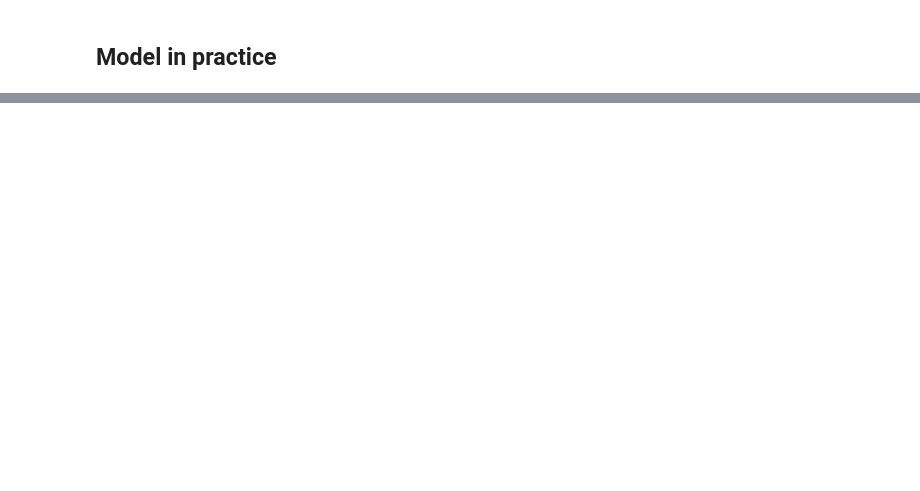
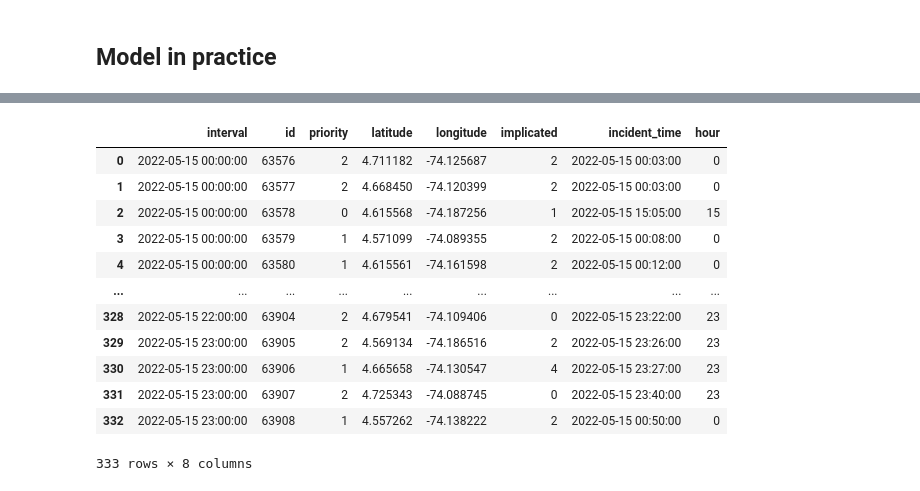
Before and after one commit to brromeroc/Proyectofinal, a Jupyter notebook: traffic.ipynb, the cells around one changed output, grey strips where cells are left out. Cells and saved outputs as stored; diff of their text form; code cells hidden in the pictures; blank space fills up the shorter version.

Commit message:
Map changes with hour

```diff
--- a/traffic.ipynb
+++ b/traffic.ipynb
@@ -167,0 +133,22 @@ agents.head()
+# %%
+incidentsdf = pd.read_csv('incidents_may.csv', usecols=["id", "priority", "implicated", "incident_time", "latitude", "longitude"])
+
+# drop duplicates
+incidentsdf = incidentsdf.drop_duplicates(subset="id", keep="first")
+
+# cast incident_time to datetime
+incidentsdf["incident_time"] = pd.to_datetime(incidentsdf["incident_time"])
+
+# fill nan to 0 and cast implicated to int
+incidentsdf["implicated"] = incidentsdf["implicated"].fillna(0)
+incidentsdf["implicated"] = incidentsdf["implicated"].astype(int)
+
+# calculate intervals and create column
+new = incidentsdf.groupby(pd.Grouper(key="incident_time", freq='1H')).apply(lambda x: x['incident_time'])
+incidentsdf["interval"] = new.index.get_level_values(0)
+
+# multiindex by interval, then id
+incidentsdf = incidentsdf.set_index(["interval", "id"])
+
+# print head
+incidentsdf.head()
@@ -167,0 +256,23 @@ agents.head()
+# %%
+# select a subset of one day to display
+incidentsdf_subset = incidentsdf[incidentsdf["incident_time"].dt.to_period("d") == "2022-05-15"].reset_index().copy()
+agentsdf_subset = agentsdf[agentsdf["time_stamp"].dt.to_period("d") == "2022-05-15"].reset_index().copy()
+# add hour colums for slider purposes
+incidentsdf_subset["hour"] = incidentsdf_subset["incident_time"].dt.hour.astype(str)
+agentsdf_subset["hour"] = agentsdf_subset["time_stamp"].dt.hour.astype(str)
+# %%
+incidentsdf_subset
+# %% [output]
+|  | interval | id | priority | latitude | longitude | implicated | incident_time | hour |
+| 0 | 2022-05-15 00:00:00 | 63576 | 2 | 4.711182 | -74.125687 | 2 | 2022-05-15 00:03:00 | 0 |
+| 1 | 2022-05-15 00:00:00 | 63577 | 2 | 4.668450 | -74.120399 | 2 | 2022-05-15 00:03:00 | 0 |
+| 2 | 2022-05-15 00:00:00 | 63578 | 0 | 4.615568 | -74.187256 | 1 | 2022-05-15 15:05:00 | 15 |
+| 3 | 2022-05-15 00:00:00 | 63579 | 1 | 4.571099 | -74.089355 | 2 | 2022-05-15 00:08:00 | 0 |
+| 4 | 2022-05-15 00:00:00 | 63580 | 1 | 4.615561 | -74.161598 | 2 | 2022-05-15 00:12:00 | 0 |
+| ... | ... | ... | ... | ... | ... | ... | ... | ... |
+| 328 | 2022-05-15 22:00:00 | 63904 | 2 | 4.679541 | -74.109406 | 0 | 2022-05-15 23:22:00 | 23 |
+| 329 | 2022-05-15 23:00:00 | 63905 | 2 | 4.569134 | -74.186516 | 2 | 2022-05-15 23:26:00 | 23 |
+| 330 | 2022-05-15 23:00:00 | 63906 | 1 | 4.665658 | -74.130547 | 4 | 2022-05-15 23:27:00 | 23 |
+| 331 | 2022-05-15 23:00:00 | 63907 | 2 | 4.725343 | -74.088745 | 0 | 2022-05-15 23:40:00 | 23 |
+| 332 | 2022-05-15 23:00:00 | 63908 | 1 | 4.557262 | -74.138222 | 2 | 2022-05-15 00:50:00 | 0 |
+333 rows × 8 columns
```
Also changed, not shown: parts of 21 cells of this notebook, 1 other file.
